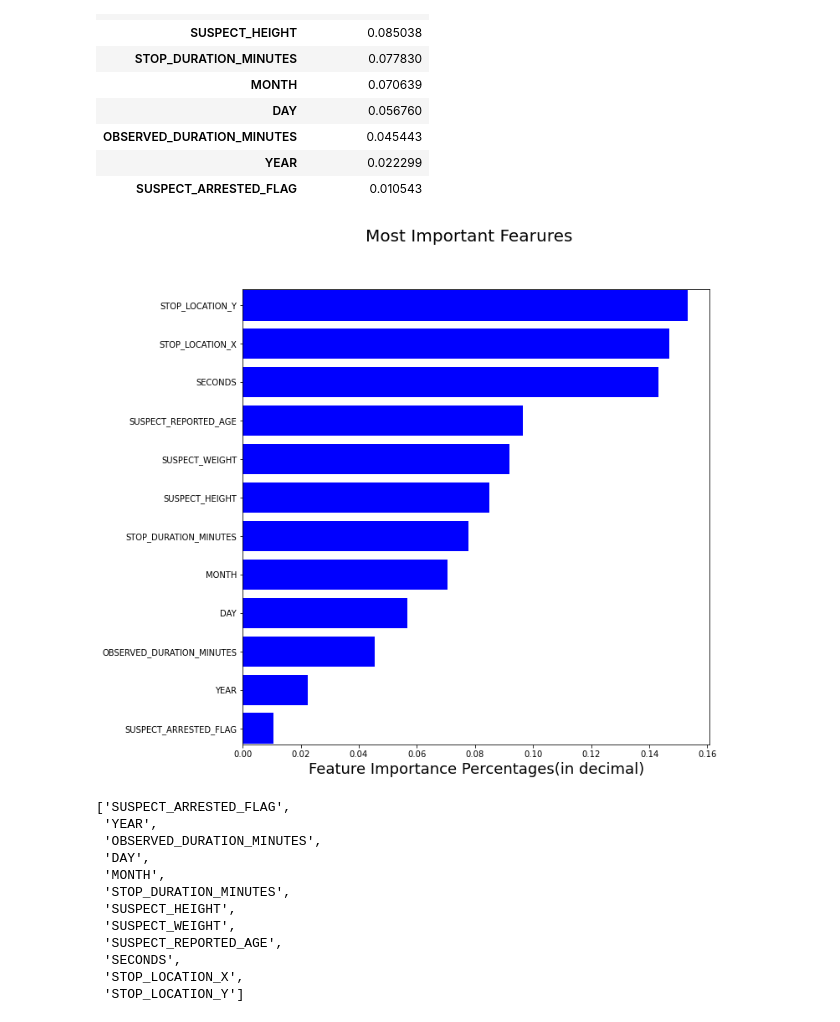
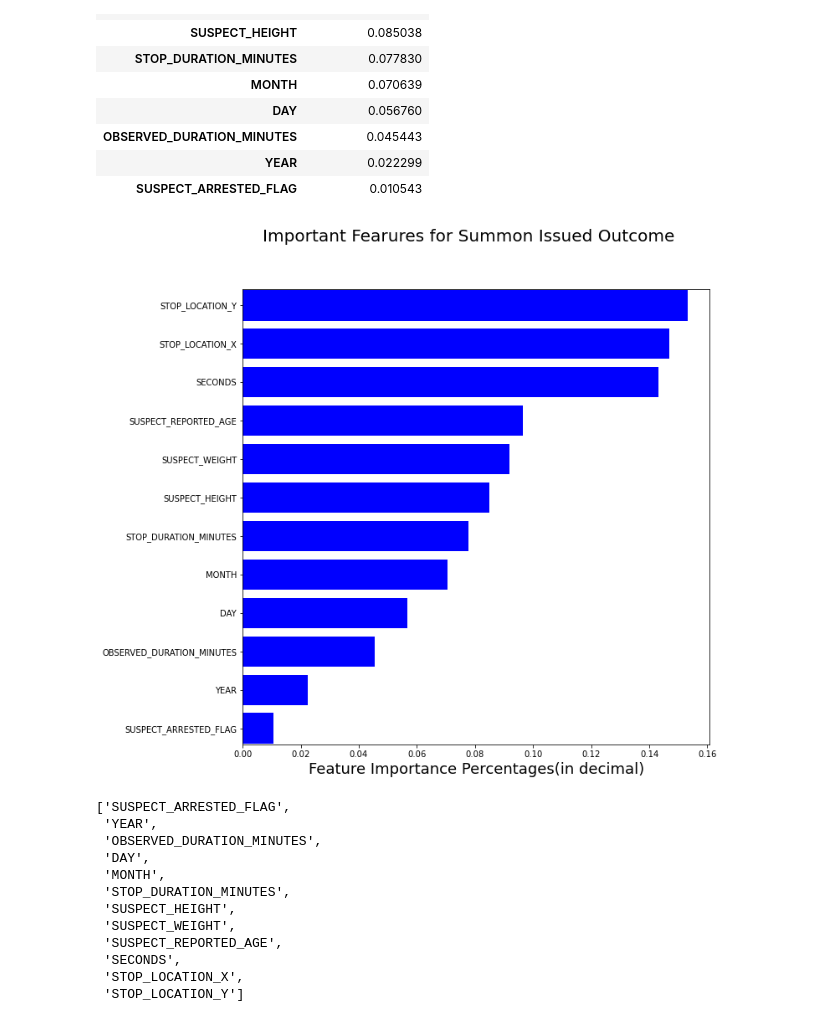
Before and after one commit to uzmabb182/data-detection-using-machine-learning, a Jupyter notebook: static/data_processing/sfq_summon_reduced_feartures.ipynb, the cells around one changed output. Drawn from its saved outputs; the diff is of its cells as text; code cells hidden in the pictures.

```diff
--- a/static/data_processing/sfq_summon_reduced_feartures.ipynb
+++ b/static/data_processing/sfq_summon_reduced_feartures.ipynb
@@ -1368,21 +1368,21 @@ df_feature_importance
 # %%
 features = sorted(zip(X_merge.columns, clf.feature_importances_), key = lambda x: x[1])
 cols = [f[0] for f in features]
 width = [f[1] for f in features]
 
 fig, ax = plt.subplots()
 
-fig.suptitle('Most Important Fearures', fontsize=20)
+fig.suptitle('Important Fearures for Summon Issued Outcome', fontsize=20)
 plt.xlabel('Feature Importance Percentages(in decimal)', fontsize=18)
 
 fig.set_size_inches(10,10)
 plt.margins(y=0.001)
 
 ax.barh(y=cols, width=width, color='b')
 plt.savefig('../images/reduced_features.PNG')
 plt.show()
 # %% [output]
-[figure, old version]
+[figure, new version]
 # %%
 cols
 # %% [output]
```
Also changed, not shown: parts of 1 cell of this notebook, 4 other files.
